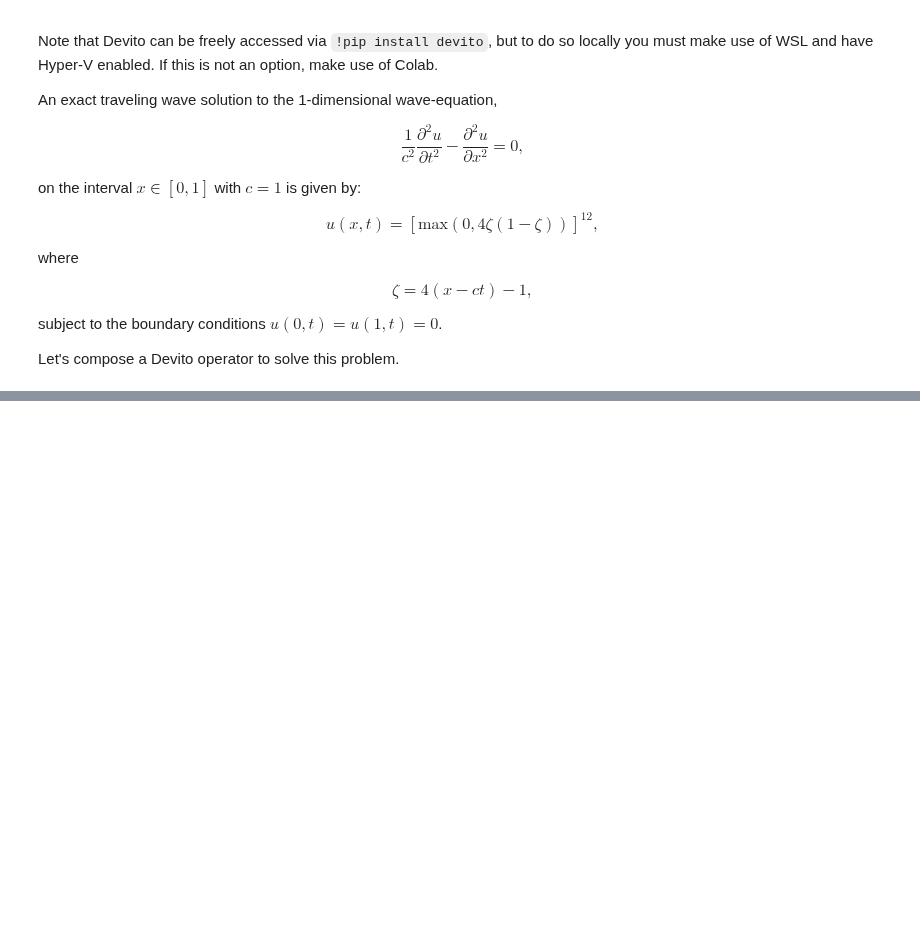
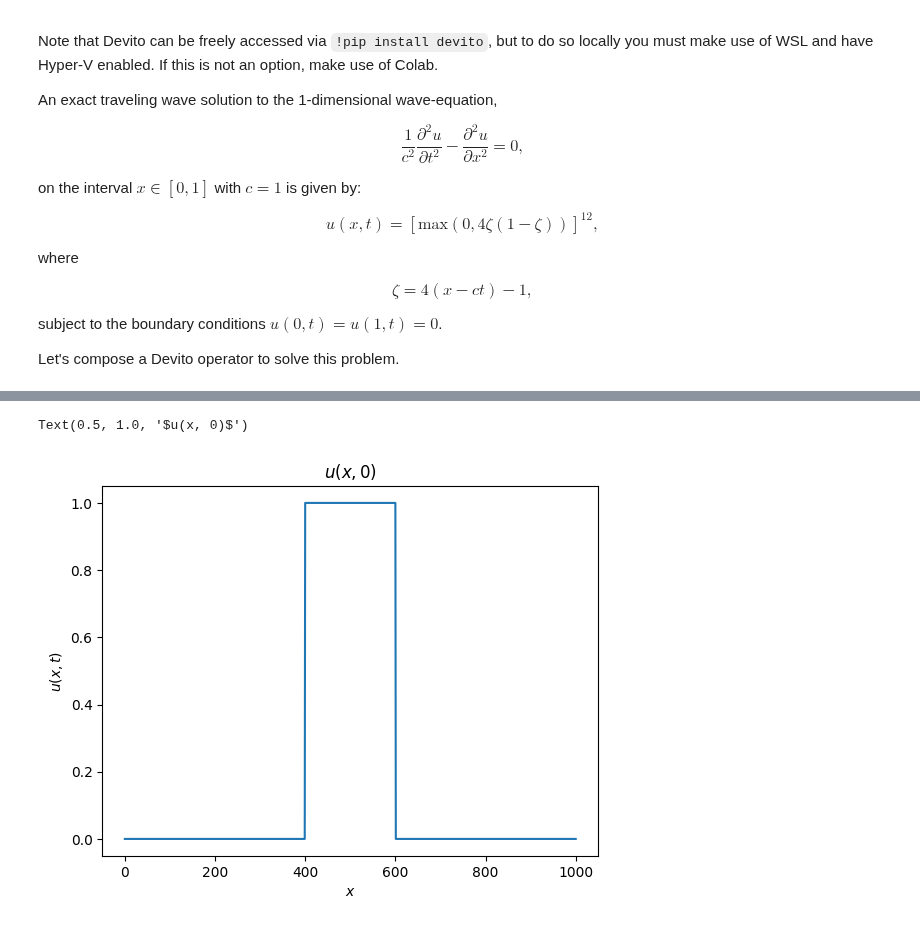
Before and after one commit to nocturnal-luke/Geophysical-inversion-undergraduate, a Jupyter notebook: cheatsheet.ipynb, the cells around one changed output, grey strips where cells are left out. Drawn from its saved outputs; the diff is of its cells as text; code cells hidden in the pictures; blank space fills up the shorter version.

```diff
--- a/cheatsheet.ipynb
+++ b/cheatsheet.ipynb
@@ -1458,0 +1584,21 @@ Let's compose a Devito operator to solve this problem.
+# %%
+# First, defining our mesh & other parameters
+
+L = 10 # length of domain
+
+nx = 1001 # number of mesh nodes
+dx = L / (nx - 1) # mesh spacing
+
+nt = 8000
+c = 1. # wavespeed
+dt = 0.5 * dx/c # size of time steps
+# %%
+# Defining our wavefield
+u = np.zeros((nx, nt))
+# %%
+# Setting our Dirichlet IC
+
+for i in range(nx):
+    x = i * dx
+    if 4 <= x <= 6:
+        u[i, 0] = 1.0  # Initial displacement
@@ -1458,0 +1617,12 @@ Let's compose a Devito operator to solve this problem.
+# %%
+u[:, 1] = u[:, 0] # Neuman portion
+# %%
+# Plotting our IC
+
+plt.plot(u[:,0])
+plt.xlabel('$x$')
+plt.ylabel('$u(x, t)$')
+plt.title('$u(x, 0)$')
+# %% [output]
+Text(0.5, 1.0, '$u(x, 0)$')
+[figure, added]
```
Also changed, not shown: parts of 19 cells of this notebook.
